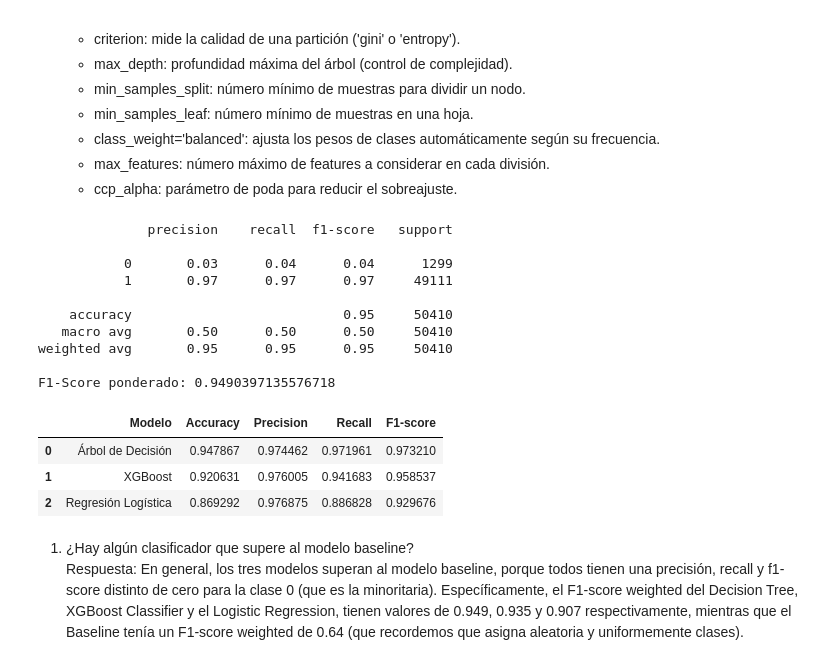
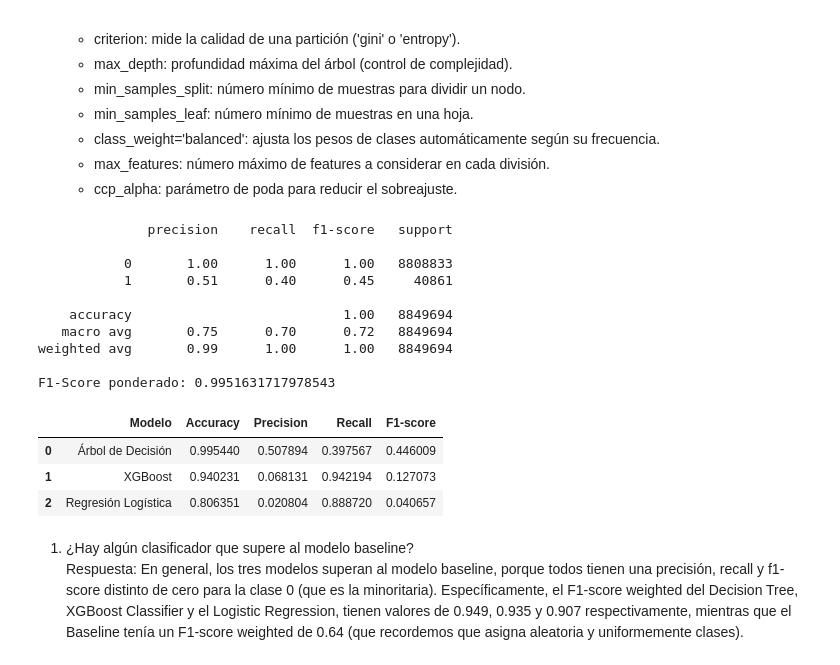
Before and after one commit to DiegoEspinozaoss/Laboratorio_Programacion_Cientifica_Proyecto, a Jupyter notebook: entrega_1/enunciado_1.ipynb, the cells around one changed output. Saved outputs shown, nothing was run; the diff lists cells and outputs as text; code cells hidden in the pictures.

```diff
--- a/entrega_1/enunciado_1.ipynb
+++ b/entrega_1/enunciado_1.ipynb
@@ -551,4 +478,0 @@ print(recompra_promedio.head())
-# %%
-df = df.merge(promedio_semanal, on='customer_id', how='left')
-df = df.merge(transacciones_por_cliente, on='customer_id', how='left')
-df = df.merge(recompra_promedio, on='product_id', how='left')
@@ -709,19 +735,17 @@ from sklearn.metrics import classification_report
 from sklearn.metrics import f1_score
 from sklearn.dummy import DummyClassifier
 
+X_train = df_train.drop(columns=['target'])
+X_train = X_train.sample(n=10000000, random_state=42)
 
-try:
-    df['purchase_date'] = pd.to_datetime(df['purchase_date'], errors='raise')
-except Exception as e:
-    print(" Error al convertir 'purchase_date':", e)
-    raise
+y_train = df_train['target']
+y_train = y_train.loc[X_train.index]
 
-X_train = df_train.drop(columns=['items'])
-X_valid = df_valid.drop(columns=['items'])
-y_train = (df_train['items'] > 0).astype(int)
-y_valid = (df_valid['items'] > 0).astype(int)
-X_test = df_test.drop(columns=['items'])
-y_test = (df_test['items'] > 0).astype(int)
+X_valid = df_valid.drop(columns=['target'])
+y_valid = df_valid['target']
+X_test  = df_test.drop(columns=['target'])
+y_test  = df_test['target']
+
 dummy_clf = DummyClassifier(strategy='uniform', random_state=42)
 
 dummy_pipeline = Pipeline([
@@ -734,11 +758,11 @@ dummy_pipeline.fit(X_train, y_train)
 
 y_pred_dummy = dummy_pipeline.predict(X_valid)
 
-print("Reporte de clasificación: ")
+print("Reporte de clasificación:")
 print(classification_report(y_valid, y_pred_dummy))
 
 f1_weighted_dummy = f1_score(y_valid, y_pred_dummy, average='weighted')
-print(f"F1-Score ponderado: {f1_weighted_dummy}")
+print(f"F1-Score ponderado: {f1_weighted_dummy:.4f}")
 # %% [output]
 Reporte de clasificación:
               precision    recall  f1-score   support
@@ -820,7 +827,7 @@ Logistic_regression_Pipeline = Pipeline([
 ])
 
 
-Logistic_regression_Pipeline.fit(df_train, y_train)
+Logistic_regression_Pipeline.fit(X_train, y_train)
 y_pred_logistic = Logistic_regression_Pipeline.predict(df_valid)
 
 print(classification_report(y_valid, y_pred_logistic))
@@ -917,8 +924,8 @@ Decision_Tree_Pipeline = Pipeline([
     ('clf', DT)
 ])
 
-Decision_Tree_Pipeline.fit(df_train, y_train)
-y_pred_dt = Decision_Tree_Pipeline.predict(df_valid)
+Decision_Tree_Pipeline.fit(X_train, y_train)
+y_pred_dt = Decision_Tree_Pipeline.predict(X_valid)
 
 print(classification_report(y_valid, y_pred_dt))
 f1_weighted_dt = f1_score(y_valid, y_pred_dt, average='weighted')
@@ -926,49 +933,49 @@ print(f"F1-Score ponderado: {f1_weighted_dt}")
 # %% [output]
               precision    recall  f1-score   support
 
-           0       0.03      0.04      0.04      1299
-           1       0.97      0.97      0.97     49111
+           0       1.00      1.00      1.00   8808833
+           1       0.51      0.40      0.45     40861
 
-    accuracy                           0.95     50410
-   macro avg       0.50      0.50      0.50     50410
-weighted avg       0.95      0.95      0.95     50410
+    accuracy                           1.00   8849694
+   macro avg       0.75      0.70      0.72   8849694
+weighted avg       0.99      1.00      1.00   8849694
 
-F1-Score ponderado: 0.9490397135576718
+F1-Score ponderado: 0.9951631717978543
 # %%
 from sklearn.metrics import accuracy_score, precision_score, recall_score, f1_score
 
-y_pred_dt = Decision_Tree_Pipeline.predict(df_valid)
+y_pred_dt = Decision_Tree_Pipeline.predict(X_valid)
 acc_dt = accuracy_score(y_valid, y_pred_dt)
 f1_dt = f1_score(y_valid, y_pred_dt)
 recall_dt = recall_score(y_valid, y_pred_dt)
 precision_dt = precision_score(y_valid, y_pred_dt)
 
 y_pred_xgb = xgb_pipeline.predict(X_valid)
 acc_xgb = accuracy_score(y_valid, y_pred_xgb)
 f1_xgb = f1_score(y_valid, y_pred_xgb)
 recall_xgb = recall_score(y_valid, y_pred_xgb)
 precision_xgb = precision_score(y_valid, y_pred_xgb)
 
-y_pred_lr = Logistic_regression_Pipeline.predict(df_valid)
+y_pred_lr = Logistic_regression_Pipeline.predict(X_valid)
 acc_lr = accuracy_score(y_valid, y_pred_lr)
 f1_lr = f1_score(y_valid, y_pred_lr)
 recall_lr = recall_score(y_valid, y_pred_lr)
 precision_lr = precision_score(y_valid, y_pred_lr)
 
 results = pd.DataFrame({
     "Modelo": ["Árbol de Decisión", "XGBoost", "Regresión Logística"],
     "Accuracy": [acc_dt, acc_xgb, acc_lr],
     "Precision": [precision_dt, precision_xgb, precision_lr],
     "Recall": [recall_dt, recall_xgb, recall_lr],
     "F1-score": [f1_dt, f1_xgb, f1_lr]
 })
 
 results
 # %% [output]
 |  | Modelo | Accuracy | Precision | Recall | F1-score |
-| 0 | Árbol de Decisión | 0.947867 | 0.974462 | 0.971961 | 0.973210 |
-| 1 | XGBoost | 0.920631 | 0.976005 | 0.941683 | 0.958537 |
-| 2 | Regresión Logística | 0.869292 | 0.976875 | 0.886828 | 0.929676 |
+| 0 | Árbol de Decisión | 0.995440 | 0.507894 | 0.397567 | 0.446009 |
+| 1 | XGBoost | 0.940231 | 0.068131 | 0.942194 | 0.127073 |
+| 2 | Regresión Logística | 0.806351 | 0.020804 | 0.888720 | 0.040657 |
 # %% [markdown]
 1. ¿Hay algún clasificador que supere al modelo baseline?
 Respuesta:  En general, los tres modelos superan al modelo baseline, porque todos tienen una precisión, recall y f1-score distinto de cero para la clase 0 (que es la minoritaria). Específicamente, el F1-score weighted del Decision Tree, XGBoost Classifier y el Logistic Regression, tienen valores de 0.949, 0.935 y 0.907 respectivamente, mientras que el Baseline tenía un F1-score weighted de 0.64 (que recordemos que asigna aleatoria y uniformemente clases).
```
Also changed, not shown: parts of 36 cells of this notebook.
